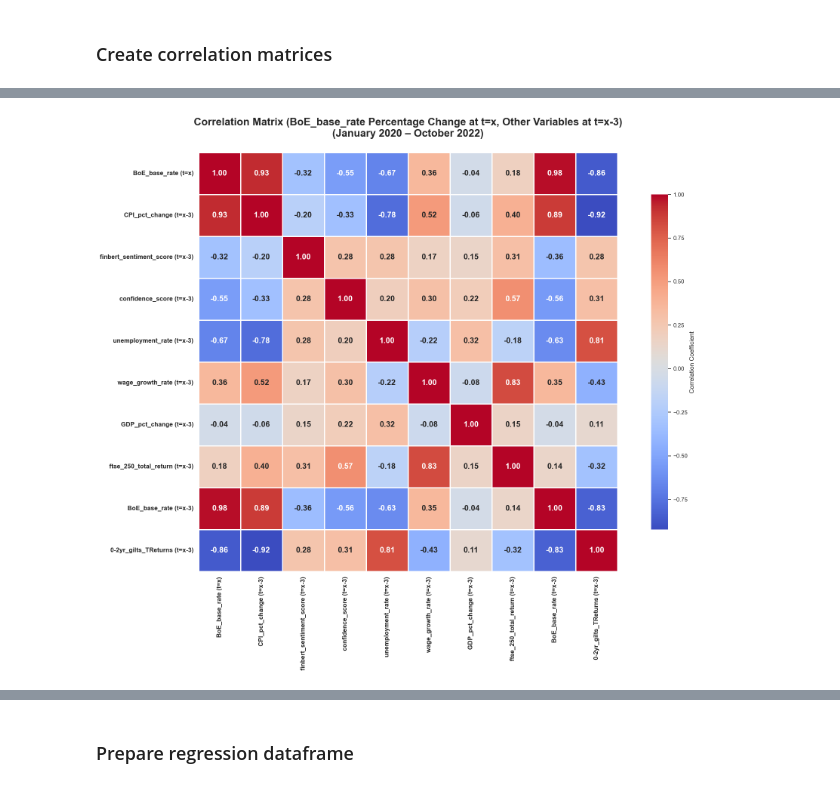
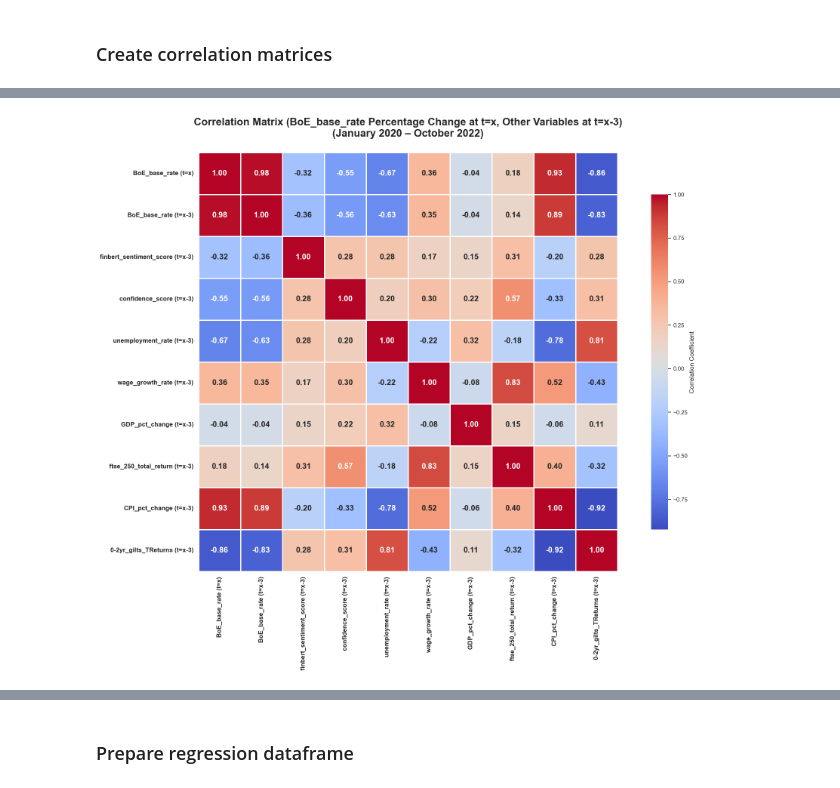
Before and after one commit to gamzebb/group-project, a Jupyter notebook: Bank Rate analysis - sentiment, correlation, predictions (2020-22).ipynb, the cells around one changed output, grey strips where cells are left out. Cells and saved outputs as stored; diff of their text form; code cells hidden in the pictures.

```diff
--- a/Bank Rate analysis - sentiment, correlation, predictions (2020-22).ipynb
+++ b/Bank Rate analysis - sentiment, correlation, predictions (2020-22).ipynb
@@ -372,9 +372,9 @@ Index(['Date', 'ftse_250_total_return', 'BoE_base_rate', 'CPI_pct_change',
 # %%
 # Define the new order of the columns
 new_column_order = [
-    'Date', 'CPI_pct_change', 'finbert_sentiment_score', 'confidence_score',
+    'Date', 'BoE_base_rate', 'finbert_sentiment_score', 'confidence_score',
     'unemployment_rate', 'wage_growth_rate', 'GDP_pct_change',
-    'ftse_250_total_return', 'BoE_base_rate', '0-2yr_gilts_TReturns'
+    'ftse_250_total_return', 'CPI_pct_change', '0-2yr_gilts_TReturns'
 ]
 
 # Reindex the DataFrame with the new column order
@@ -452,13 +465,13 @@ end_date = "2022-10-31"
 filtered_df = df_uk_focused[(df_uk_focused['Date'] >= start_date) & (df_uk_focused['Date'] <= end_date)].copy()
 
 # Define columns
-columns_of_interest = [ 'CPI_pct_change', 'finbert_sentiment_score', 'confidence_score',
+columns_of_interest = [ 'BoE_base_rate', 'finbert_sentiment_score', 'confidence_score',
     'unemployment_rate', 'wage_growth_rate', 'GDP_pct_change',
-    'ftse_250_total_return', 'BoE_base_rate', '0-2yr_gilts_TReturns']
+    'ftse_250_total_return', 'CPI_pct_change', '0-2yr_gilts_TReturns']
 
 # Create correlation DataFrame
-correlation_df = filtered_df[['CPI_pct_change']].copy()  # CPI pct change at time t
-correlation_df.rename(columns={'CPI_pct_change': 'CPI_pct_change (t=x)'}, inplace=True)
+correlation_df = filtered_df[['BoE_base_rate']].copy()  # CPI pct change at time t
+correlation_df.rename(columns={'BoE_base_rate': 'BoE_base_rate (t=x)'}, inplace=True)
 
 # Add t+1 (1 month lag) for all other variables
 for col in columns_of_interest:
@@ -488,7 +501,7 @@ heatmap = sns.heatmap(
 )
 
 plt.title(
-    "Correlation Matrix (CPI Percentage Change at t=x, Other Variables at t=x-1)\n(January 2020 – October 2022)",
+    "Correlation Matrix (BoE_base_rate at t=x, Other Variables at t=x-1)\n(January 2020 – October 2022)",
     fontsize=20,
     fontweight='bold',
     pad=30
@@ -510,9 +560,9 @@ end_date = "2022-10-31"
 filtered_df = df_uk_focused[(df_uk_focused['Date'] >= start_date) & (df_uk_focused['Date'] <= end_date)].copy()
 
 # Define columns
-columns_of_interest = [ 'CPI_pct_change', 'finbert_sentiment_score', 'confidence_score',
+columns_of_interest = [ 'BoE_base_rate', 'finbert_sentiment_score', 'confidence_score',
     'unemployment_rate', 'wage_growth_rate', 'GDP_pct_change',
-    'ftse_250_total_return', 'BoE_base_rate', '0-2yr_gilts_TReturns']
+    'ftse_250_total_return', 'CPI_pct_change', '0-2yr_gilts_TReturns']
 
 # Create correlation DataFrame
 correlation_df = filtered_df[['BoE_base_rate']].copy()  # CPI pct change at time t
@@ -568,9 +649,9 @@ end_date = "2022-10-31"
 filtered_df = df_uk_focused[(df_uk_focused['Date'] >= start_date) & (df_uk_focused['Date'] <= end_date)].copy()
 
 # Define columns
-columns_of_interest = [ 'CPI_pct_change', 'finbert_sentiment_score', 'confidence_score',
+columns_of_interest = [ 'BoE_base_rate', 'finbert_sentiment_score', 'confidence_score',
     'unemployment_rate', 'wage_growth_rate', 'GDP_pct_change',
-    'ftse_250_total_return', 'BoE_base_rate', '0-2yr_gilts_TReturns']
+    'ftse_250_total_return', 'CPI_pct_change', '0-2yr_gilts_TReturns']
 
 # Create correlation DataFrame
 correlation_df = filtered_df[['BoE_base_rate']].copy()  # CPI pct change at time t
@@ -587,33 +668,33 @@ correlation_df.dropna(inplace=True)
 # Compute correlation matrix
 correlation_matrix = correlation_df.corr()
 
 #Plot the heatmap
 plt.figure(figsize=(20, 15))
 sns.set(style="white")
 
 heatmap = sns.heatmap(
     correlation_matrix,
     cmap="coolwarm",
     annot=True,
     fmt=".2f",
     annot_kws={"size": 15, "weight": "bold"},
     linewidths=1,
     linecolor='white',
     square=True,
     cbar_kws={'shrink': 0.8, 'label': 'Correlation Coefficient'},
 )
 
 plt.title(
     "Correlation Matrix (BoE_base_rate Percentage Change at t=x, Other Variables at t=x-3)\n(January 2020 – October 2022)",
     fontsize=20,
     fontweight='bold',
     pad=30
 )
 plt.xticks(fontsize=12, weight='bold')
 plt.yticks(rotation=0, fontsize=12, weight='bold')
 plt.tight_layout()
 plt.show()
 # %% [output]
-[figure, old version]
+[figure, new version]
 # %% [markdown]
 ### Key Insights:
```
Also changed, not shown: parts of 63 cells of this notebook.
